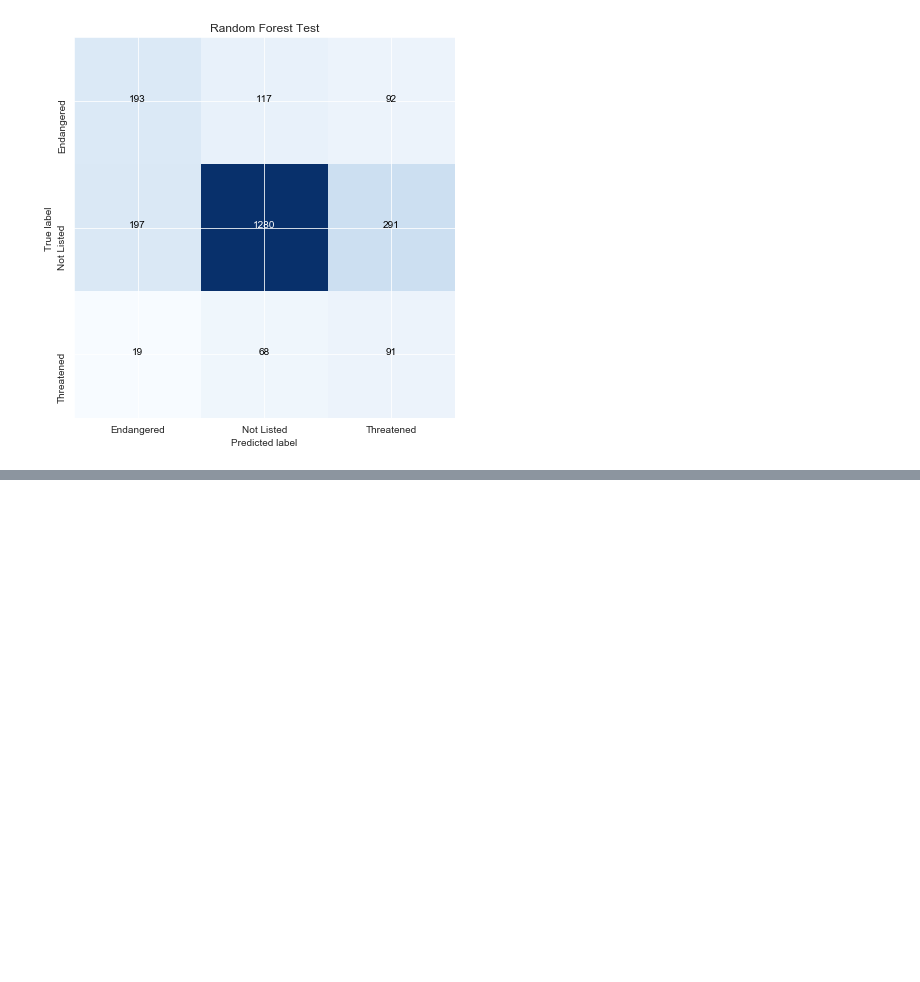
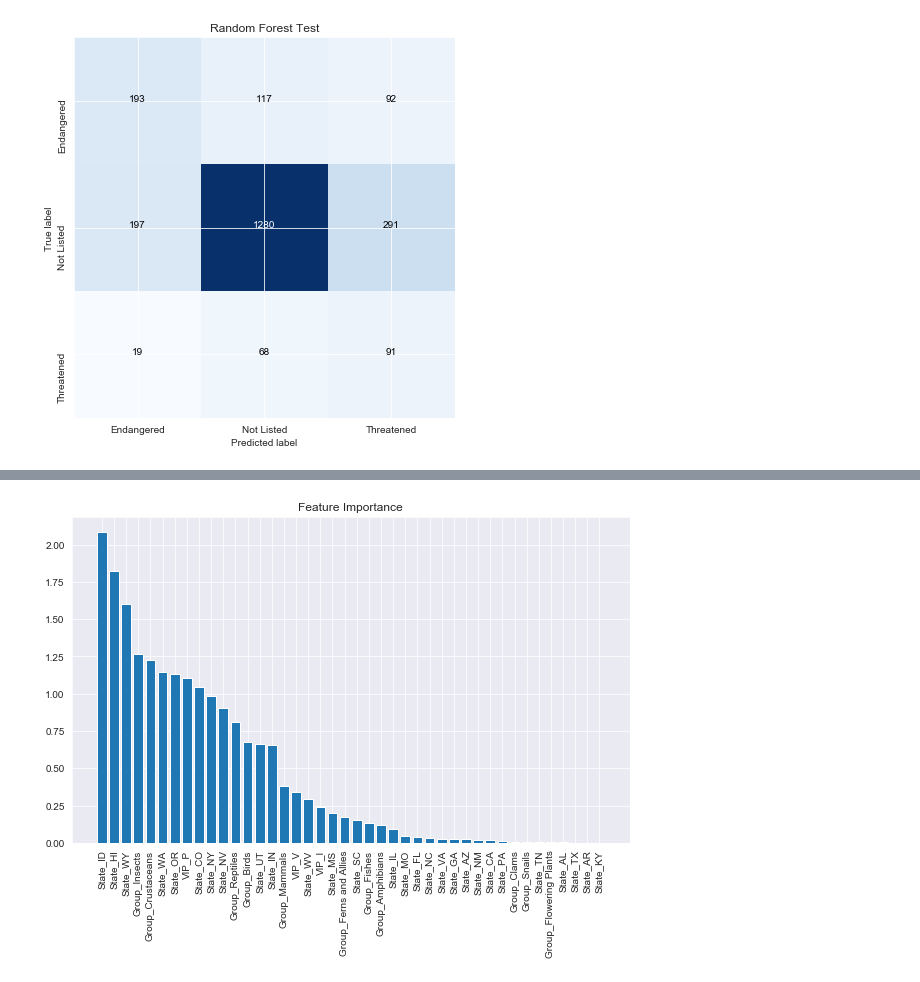
Before and after one commit to acdick/endangered_species_classification, a Jupyter notebook: Source/04_Classification_Modeling.ipynb, the cells around one changed output, grey strips where cells are left out. Drawn from its saved outputs; the diff is of its cells as text; code cells hidden in the pictures; blank space fills up the shorter version.

Commit message:
added feature importance plot for logistic regression

```diff
--- a/Source/04_Classification_Modeling.ipynb
+++ b/Source/04_Classification_Modeling.ipynb
@@ -721,0 +749,3 @@ Confusion Matrix, without normalization
+# %%
+best_log_params = list(zip(X.columns, grid_searches[0]['Classifier'].best_estimator_.coef_[0]))
+best_log_params
@@ -721,0 +770,8 @@ Confusion Matrix, without normalization
+# %%
+import pandas as pd
+import matplotlib.pyplot as plt
+import seaborn as sns
+sns.set_style("darkgrid")
+# %%
+best_log_params.sort(key = lambda x: abs(x[1]), reverse=True)
+best_log_params
@@ -721,0 +796,26 @@ Confusion Matrix, without normalization
+# %%
+import matplotlib.pyplot as plt
+%matplotlib inline
+
+# Rearrange feature names so they match the sorted feature importances
+model_features = [i[0] for i in best_log_params]
+
+feature_weights = [abs(i[1]) for i in best_log_params]
+
+# Create plot
+plt.figure(figsize=(10,6))
+
+# Create plot title
+plt.title("Feature Importance")
+
+# Add bars
+plt.bar(model_features, feature_weights)
+
+# Add feature names as x-axis labels
+# plt.xticks(range(X.shape[1]), names, rotation=90)
+plt.xticks(rotation=90)
+
+# Show plot
+plt.show()
+# %% [output]
+[figure, added]
```
Also changed, not shown: parts of 4 cells of this notebook.
